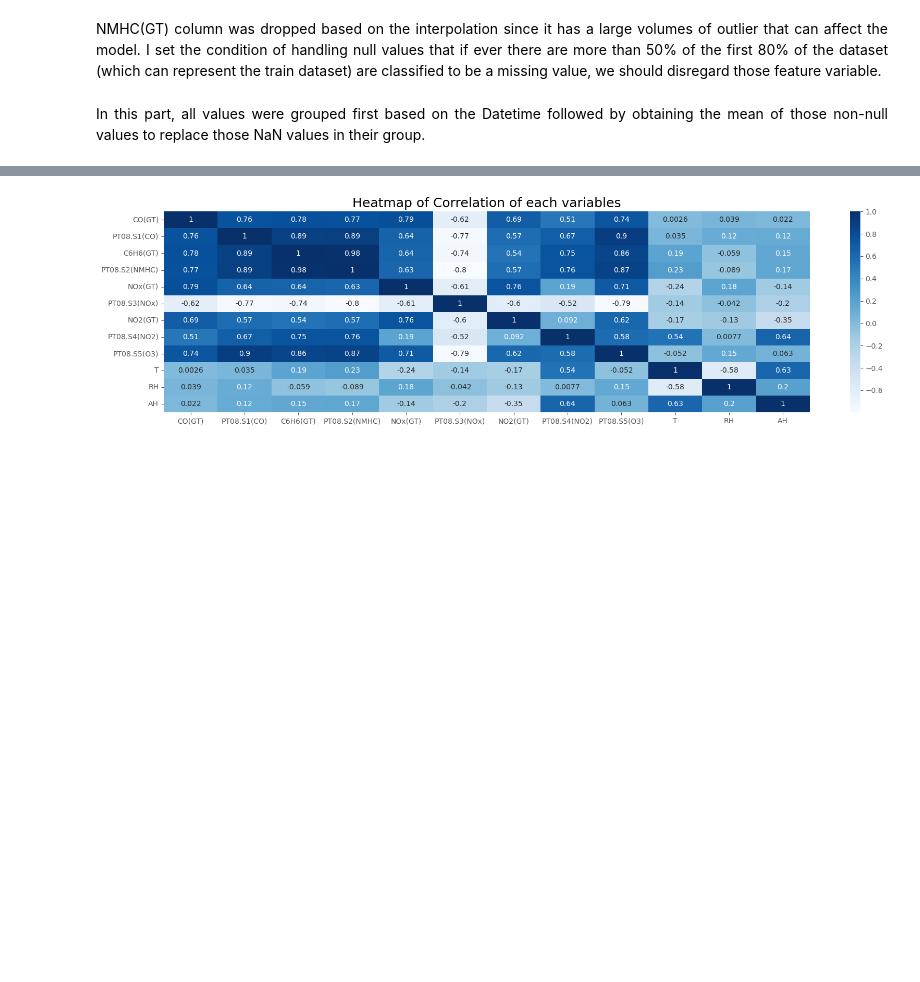
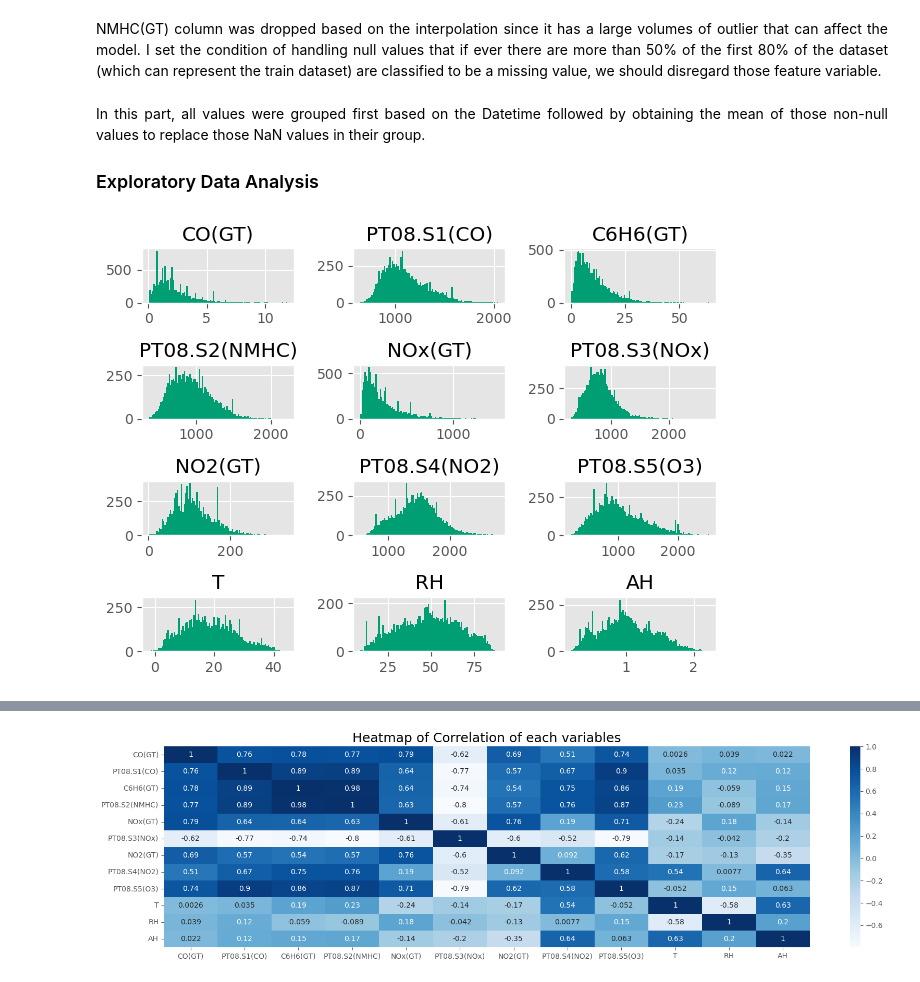
Before and after one commit to bryancastillo10/Machine-Learning-Projects, a Jupyter notebook: air_quality_regression.ipynb, the cells around one changed output, grey strips where cells are left out. Saved outputs shown, nothing was run; the diff lists cells and outputs as text; code cells hidden in the pictures; blank space fills up the shorter version.

```diff
--- a/air_quality_regression.ipynb
+++ b/air_quality_regression.ipynb
@@ -158,3 +151,12 @@ AH : 0.05068102629078239
 df.ffill(inplace=True)
 # %% [markdown]
 <p style="text-align:justify;">In this part, all values were grouped first based on the Datetime followed by obtaining the mean of those non-null values to replace those NaN values in their group.</p>
+
+### Exploratory Data Analysis
+# %%
+# Histogram for checking the distribution
+df.hist(bins=100, color='#009E73')
+plt.tight_layout()
+plt.show()
+# %% [output]
+[figure, added]
```
Also changed, not shown: parts of 16 cells of this notebook.
